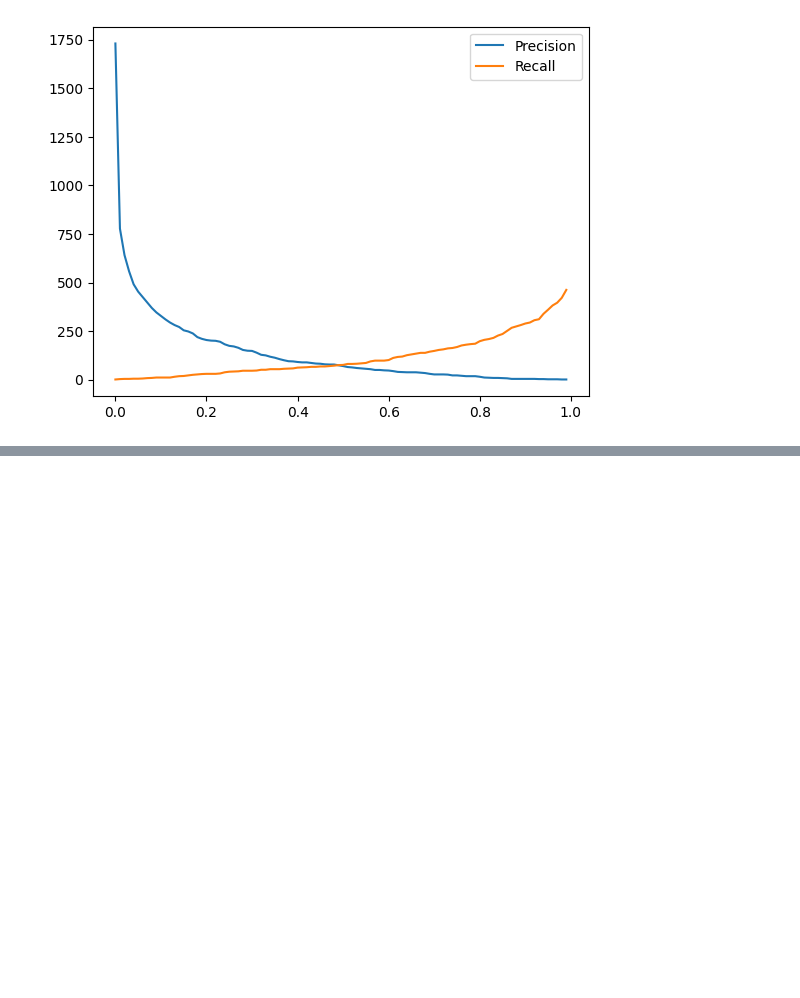
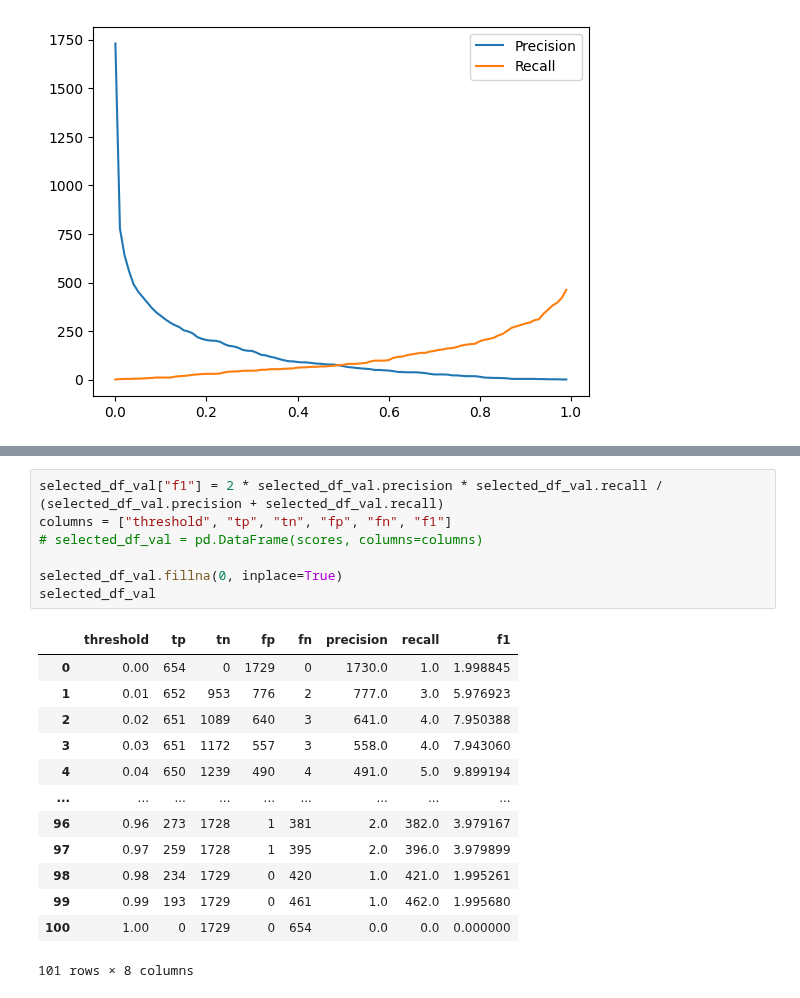
Before and after one commit to sarah-zhan/ml, a Jupyter notebook: week4/wee4.ipynb, the cells around one changed output, grey strips where cells are left out. Drawn from its saved outputs; the diff is of its cells as text; blank space fills up the shorter version.

Commit message:
find which threshold F1 is maximal

```diff
--- a/week4/wee4.ipynb
+++ b/week4/wee4.ipynb
@@ -258,0 +276,21 @@ plt.legend()
+# %%
+selected_df_val["f1"] = 2 * selected_df_val.precision * selected_df_val.recall / (selected_df_val.precision + selected_df_val.recall)
+columns = ["threshold", "tp", "tn", "fp", "fn", "f1"]
+# selected_df_val = pd.DataFrame(scores, columns=columns)
+
+selected_df_val.fillna(0, inplace=True)
+selected_df_val
+# %% [output]
+|  | threshold | tp | tn | fp | fn | precision | recall | f1 |
+| 0 | 0.00 | 654 | 0 | 1729 | 0 | 1730.0 | 1.0 | 1.998845 |
+| 1 | 0.01 | 652 | 953 | 776 | 2 | 777.0 | 3.0 | 5.976923 |
+| 2 | 0.02 | 651 | 1089 | 640 | 3 | 641.0 | 4.0 | 7.950388 |
+| 3 | 0.03 | 651 | 1172 | 557 | 3 | 558.0 | 4.0 | 7.943060 |
+| 4 | 0.04 | 650 | 1239 | 490 | 4 | 491.0 | 5.0 | 9.899194 |
+| ... | ... | ... | ... | ... | ... | ... | ... | ... |
+| 96 | 0.96 | 273 | 1728 | 1 | 381 | 2.0 | 382.0 | 3.979167 |
+| 97 | 0.97 | 259 | 1728 | 1 | 395 | 2.0 | 396.0 | 3.979899 |
+| 98 | 0.98 | 234 | 1729 | 0 | 420 | 1.0 | 421.0 | 1.995261 |
+| 99 | 0.99 | 193 | 1729 | 0 | 461 | 1.0 | 462.0 | 1.995680 |
+| 100 | 1.00 | 0 | 1729 | 0 | 654 | 0.0 | 0.0 | 0.000000 |
+101 rows × 8 columns
```
Also changed, not shown: parts of 2 cells of this notebook.
